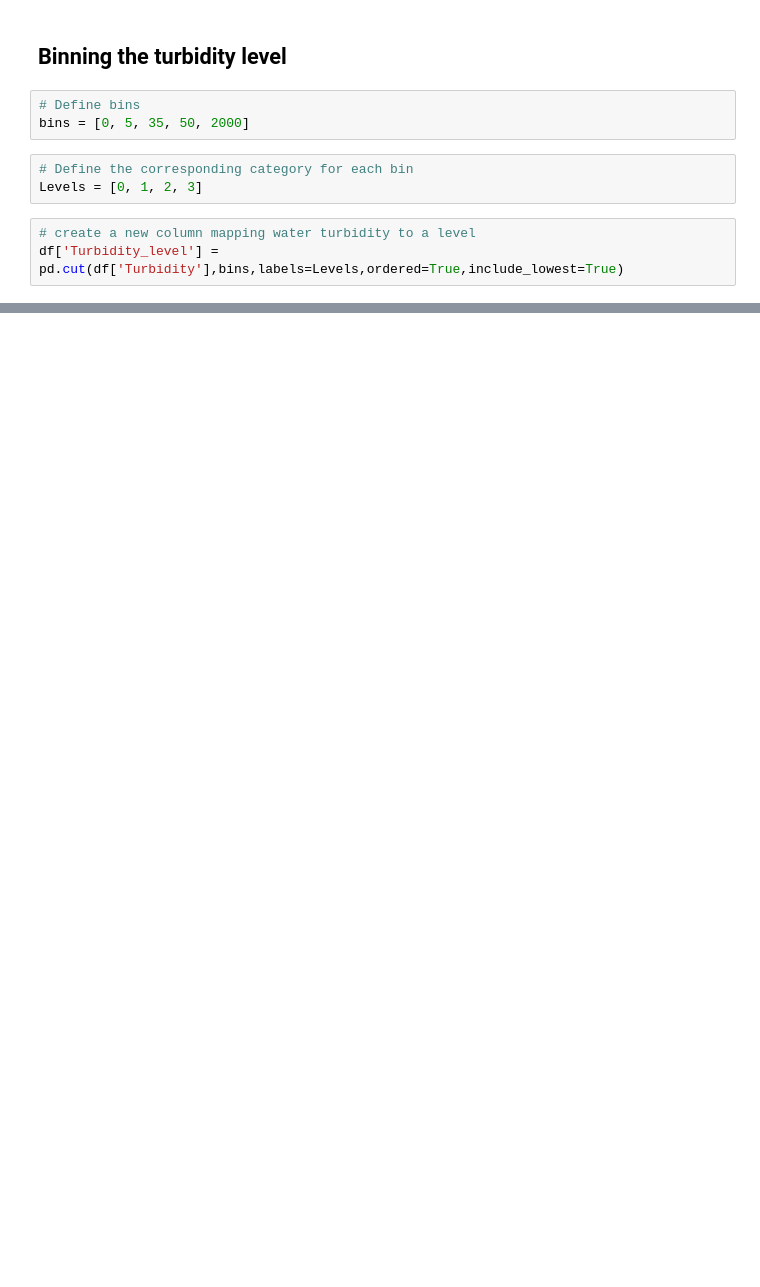
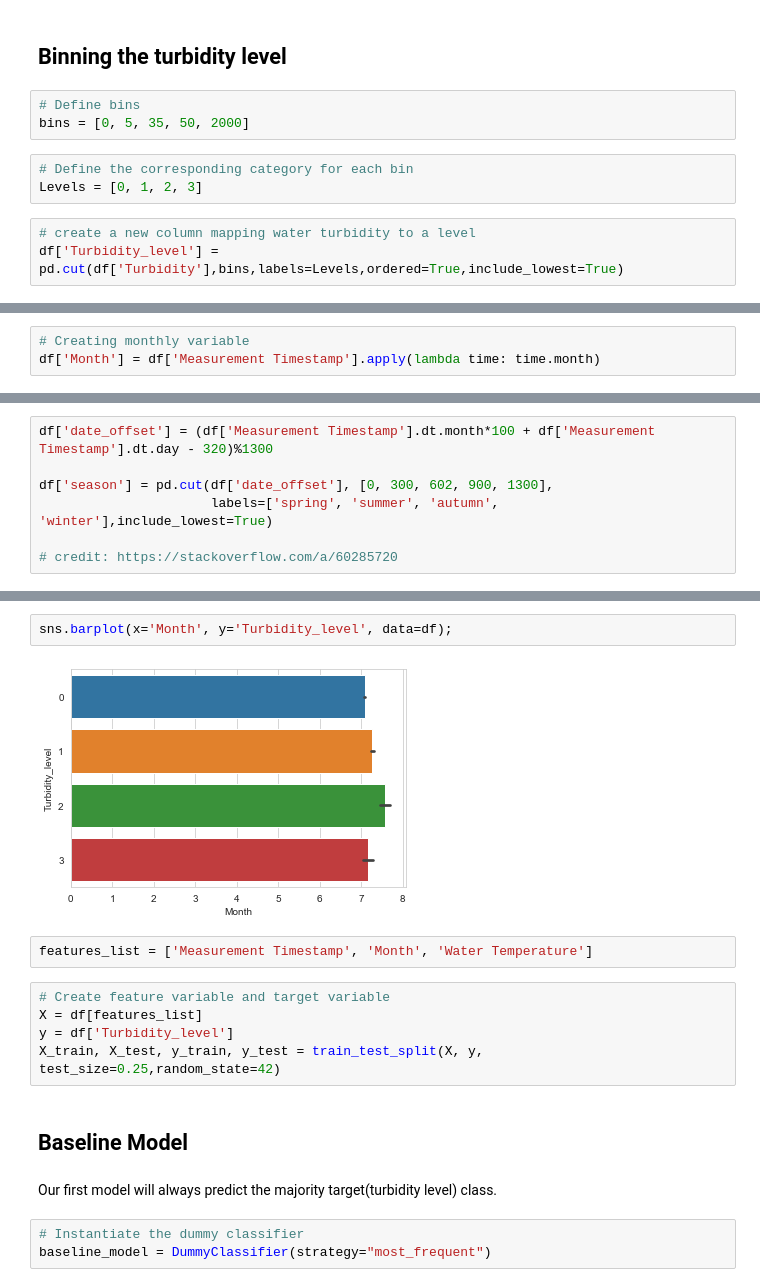
Before and after one commit to timiadejumo/BEACH-WATER-QUALITY-, a Jupyter notebook: Capstone_Initial_EDA_NB.ipynb, the cells around one changed output, grey strips where cells are left out. Drawn from its saved outputs; the diff is of its cells as text; blank space fills up the shorter version.

Commit message:
Run baseline model

```diff
--- a/Capstone_Initial_EDA_NB.ipynb
+++ b/Capstone_Initial_EDA_NB.ipynb
@@ -106,0 +212,3 @@ df.Turbidity_level.value_counts()
+# %%
+# Creating monthly variable
+df['Month'] = df['Measurement Timestamp'].apply(lambda time: time.month)
@@ -107 +224,8 @@ df.Turbidity_level.value_counts()
+# %%
+df['date_offset'] = (df['Measurement Timestamp'].dt.month*100 + df['Measurement Timestamp'].dt.day - 320)%1300
+
+df['season'] = pd.cut(df['date_offset'], [0, 300, 602, 900, 1300],
+                      labels=['spring', 'summer', 'autumn', 'winter'],include_lowest=True)
+
+# credit: https://stackoverflow.com/a/60285720
 # %%
@@ -108,0 +247,18 @@ df.describe()
+# %%
+sns.barplot(x='Month', y='Turbidity_level', data=df);
+# %% [output]
+[figure, added]
+# %%
+features_list = ['Measurement Timestamp', 'Month', 'Water Temperature']
+# %%
+# Create feature variable and target variable
+X = df[features_list]
+y = df['Turbidity_level']
+X_train, X_test, y_train, y_test = train_test_split(X, y, test_size=0.25,random_state=42)
+# %% [markdown]
+## Baseline Model
+# %% [markdown]
+Our first model will always predict the majority target(turbidity level) class.
+# %%
+# Instantiate the dummy classifier
+baseline_model = DummyClassifier(strategy="most_frequent")
```
Also changed, not shown: parts of 27 cells of this notebook, 1 other file.
